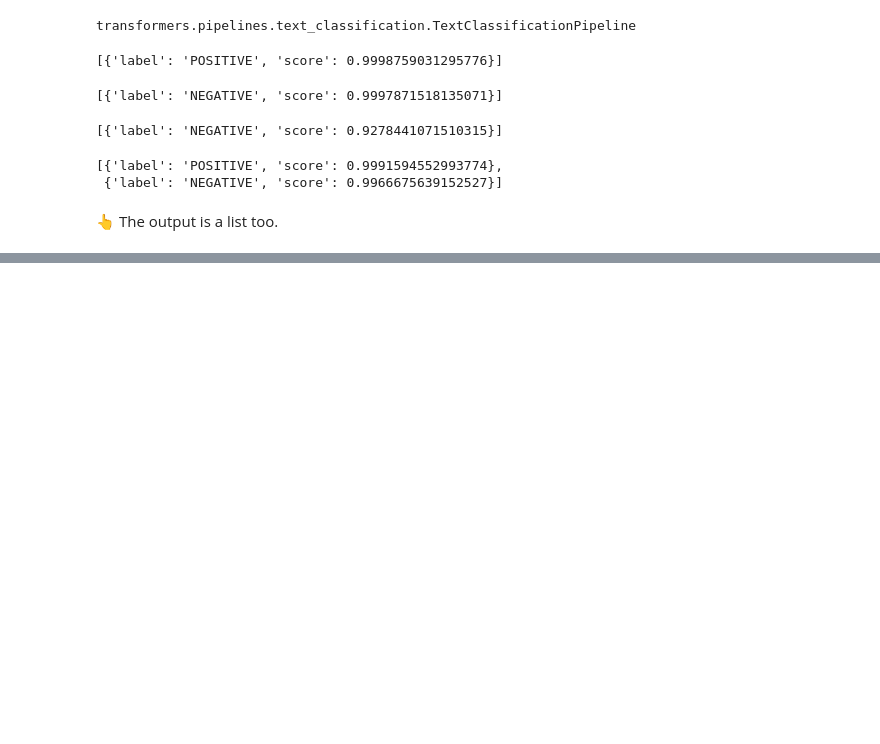
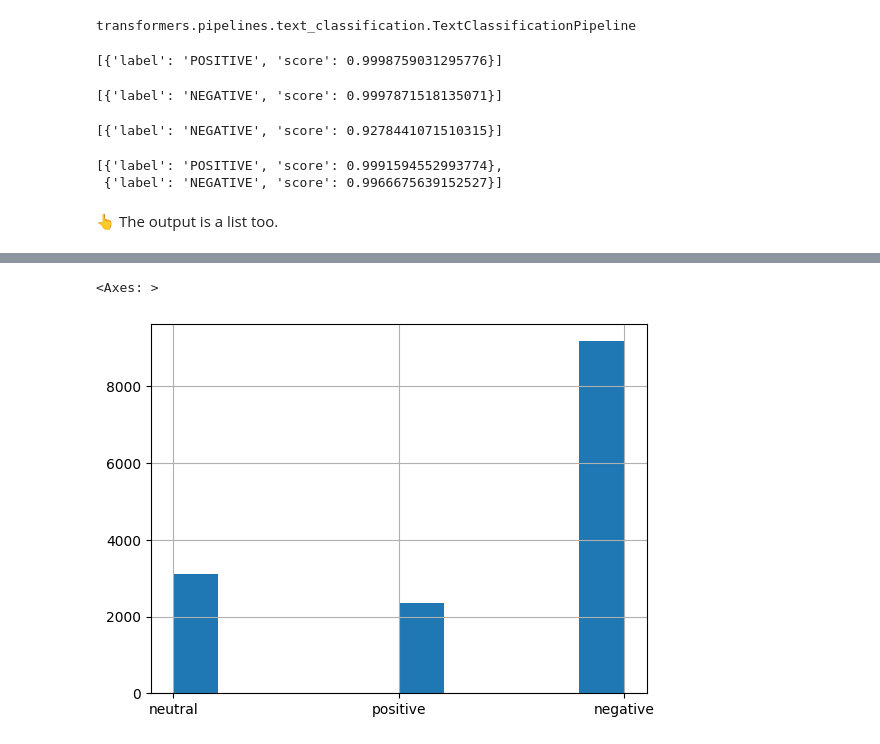
Before and after one commit to qmeng222/transformers-for-NLP, a Jupyter notebook: Pipeline_Sentiment_Analysis.ipynb, the cells around one changed output, grey strips where cells are left out. Drawn from its saved outputs; the diff is of its cells as text; code cells hidden in the pictures; blank space fills up the shorter version.

```diff
--- a/Pipeline_Sentiment_Analysis.ipynb
+++ b/Pipeline_Sentiment_Analysis.ipynb
@@ -83,0 +110,4 @@ import torch # import the PyTorch library for tensor computations
+# %%
+# read data from a Comma Separated Values file & store it in a DataFrame object
+# `_` at the end of a variable name is a common convention in Python for naming temporary variable
+df_ = pd.read_csv('AirlineTweets.csv')
@@ -83,0 +128,9 @@ import torch # import the PyTorch library for tensor computations
+# %%
+#  create a new DataFrame by copying the selected columns ('airline_sentiment' and 'text'):
+df = df_[['airline_sentiment', 'text']].copy()
+# %%
+# create a histogram of a specific column in a DataFrame:
+df['airline_sentiment'].hist()
+# %% [output]
+<Axes: >
+[figure, added]
```
Also changed, not shown: parts of 37 cells of this notebook.
